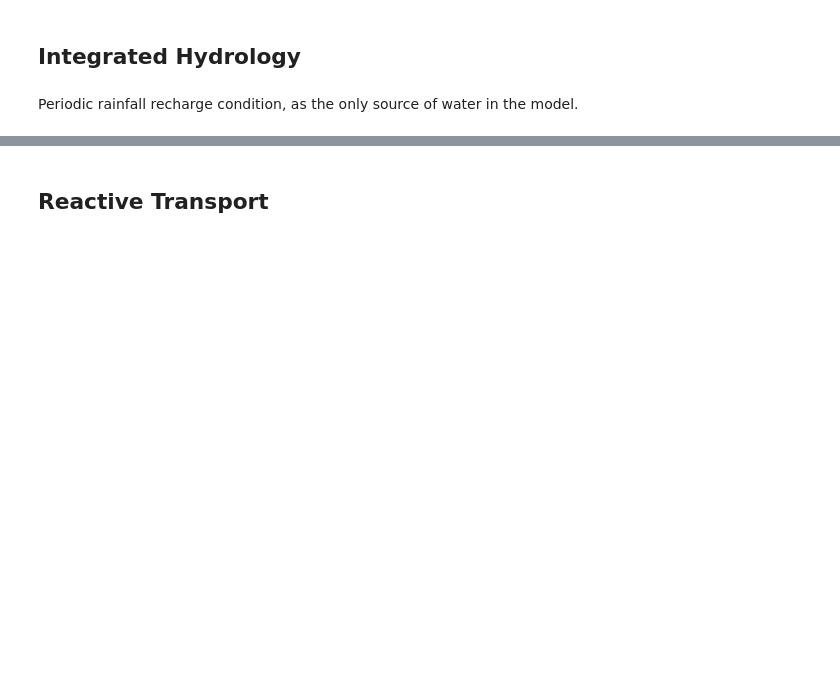
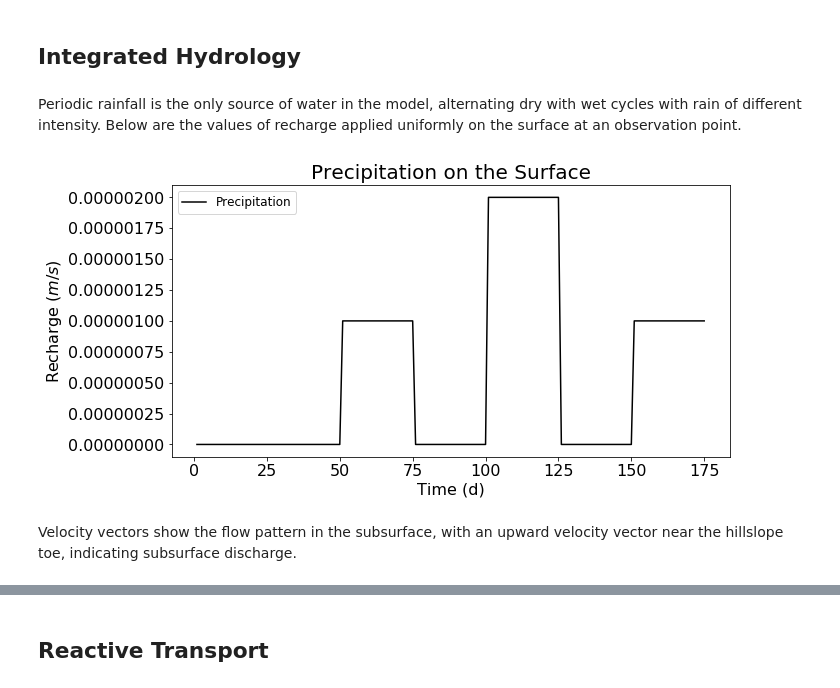
Before and after one commit to amanzi/ats-short-course, a Jupyter notebook: 03_reactive_transport/hillslope_training_demo.ipynb, the cells around one changed output, grey strips where cells are left out. Drawn from its saved outputs; the diff is of its cells as text; code cells hidden in the pictures; blank space fills up the shorter version.

```diff
--- a/03_reactive_transport/hillslope_training_demo.ipynb
+++ b/03_reactive_transport/hillslope_training_demo.ipynb
@@ -18,6 +54,23 @@ import h5py
 from IPython.display import Image
 # %% [markdown]
 ## Integrated Hydrology
-# %% [markdown]
-Periodic rainfall recharge condition, as the only source of water in the model. <br>
+# %% [markdown]
+Periodic rainfall is the only source of water in the model, alternating dry with wet cycles with rain of different intensity. Below are the values of recharge applied uniformly on the surface at an observation point.
+# %%
+plt.rcParams['figure.figsize'] = [10, 5]
+path='./hillslope/results/'
+RECHARGE = np.loadtxt(path+'surface-water_source.dat', skiprows=12)
+
+plt.plot(RECHARGE[:,0]/86400, RECHARGE[:,1], 'k-', label='Precipitation')
+plt.title("Precipitation on the Surface", fontsize=20)
+plt.xlabel("Time (d)",fontsize=16)
+plt.ylabel("Recharge ($m/s$)",fontsize=16)
+plt.xticks([0,25,50,75,100,125,150,175],fontsize=16)
+plt.yticks(fontsize=16)
+plt.legend(fontsize=12, loc='upper left')
+plt.show()
+# %% [output]
+[figure, added]
+# %% [markdown]
+Velocity vectors show the flow pattern in the subsurface, with an upward velocity vector near the hillslope toe, indicating subsurface discharge.
 # %% [markdown]
```
Also changed, not shown: parts of 21 cells of this notebook, 2 other files.
